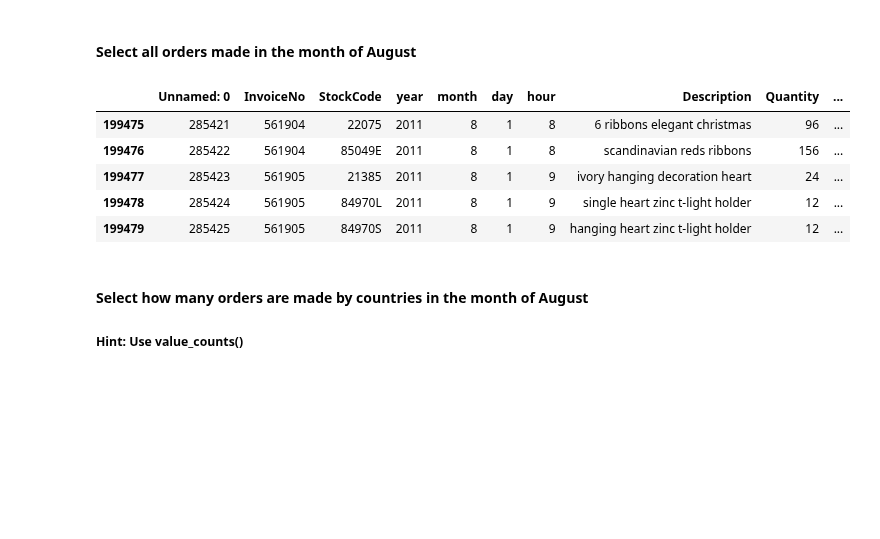
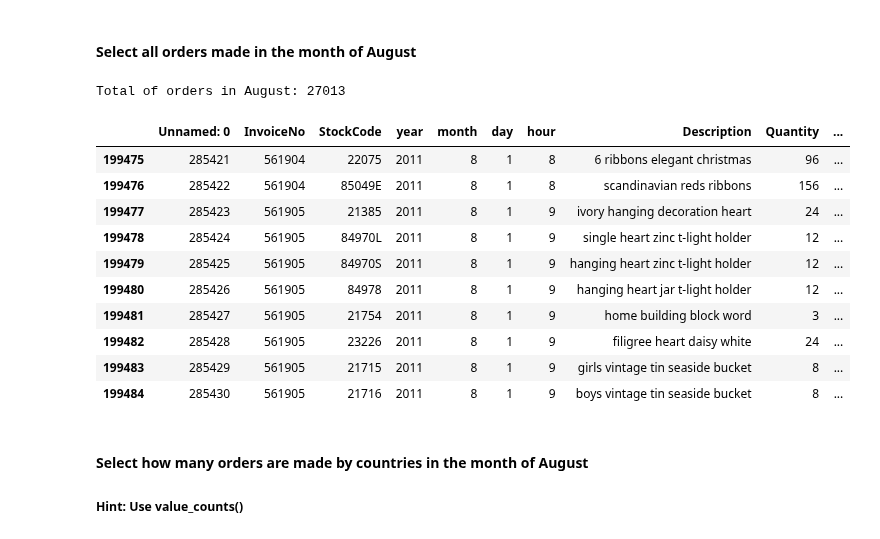
Before and after one commit to davidlafuentem/data-labs, a Jupyter notebook: module-2/lab-subsetting-and-descriptive-stats/your-code/main.ipynb, the cells around one changed output. Cells and saved outputs as stored; diff of their text form; code cells hidden in the pictures; blank space fills up the shorter version.

```diff
--- a/module-2/lab-subsetting-and-descriptive-stats/your-code/main.ipynb
+++ b/module-2/lab-subsetting-and-descriptive-stats/your-code/main.ipynb
@@ -615,14 +574,24 @@ Name: amount_spent, Length: 2811, dtype: int64
 #### Select all orders made in the month of August
 # %%
 # your answer here
-orders[orders['month']==8].head()
+august_orders = orders[orders['month']==8]
+
+print("Total of orders in August:",august_orders.shape[0])
+
+august_orders.head(10)
 # %% [output]
+Total of orders in August: 27013
 |  | Unnamed: 0 | InvoiceNo | StockCode | year | month | day | hour | Description | Quantity | ... |
 | 199475 | 285421 | 561904 | 22075 | 2011 | 8 | 1 | 8 | 6 ribbons elegant christmas | 96 | ... |
 | 199476 | 285422 | 561904 | 85049E | 2011 | 8 | 1 | 8 | scandinavian reds ribbons | 156 | ... |
 | 199477 | 285423 | 561905 | 21385 | 2011 | 8 | 1 | 9 | ivory hanging decoration heart | 24 | ... |
 | 199478 | 285424 | 561905 | 84970L | 2011 | 8 | 1 | 9 | single heart zinc t-light holder | 12 | ... |
 | 199479 | 285425 | 561905 | 84970S | 2011 | 8 | 1 | 9 | hanging heart zinc t-light holder | 12 | ... |
+| 199480 | 285426 | 561905 | 84978 | 2011 | 8 | 1 | 9 | hanging heart jar t-light holder | 12 | ... |
+| 199481 | 285427 | 561905 | 21754 | 2011 | 8 | 1 | 9 | home building block word | 3 | ... |
+| 199482 | 285428 | 561905 | 23226 | 2011 | 8 | 1 | 9 | filigree heart daisy white | 24 | ... |
+| 199483 | 285429 | 561905 | 21715 | 2011 | 8 | 1 | 9 | girls vintage tin seaside bucket | 8 | ... |
+| 199484 | 285430 | 561905 | 21716 | 2011 | 8 | 1 | 9 | boys vintage tin seaside bucket | 8 | ... |
 # %% [markdown]
 #### Select how many orders are made by countries in the month of August
 ##### Hint: Use value_counts()
```
Also changed, not shown: parts of 30 cells of this notebook.
